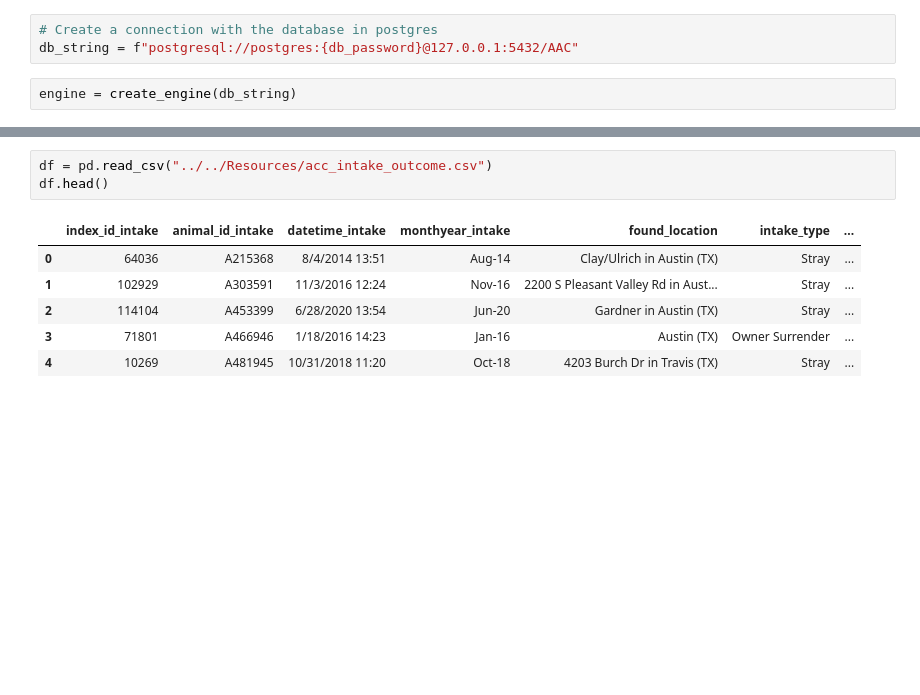
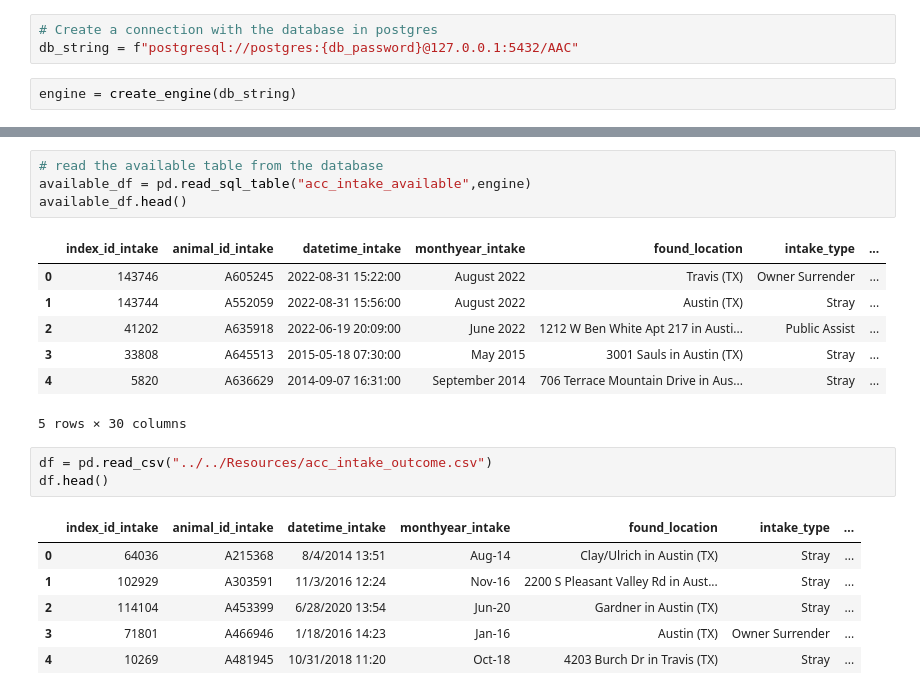
Before and after one commit to CorinneBean/Project_A_Team, a Jupyter notebook: Machine Learning/Notebooks/AAC_ML_model_Adopted(Success_Failure)-Dog.ipynb, the cells around one changed output, grey strips where cells are left out. Saved outputs shown, nothing was run; the diff lists cells and outputs as text; blank space fills up the shorter version.

```diff
--- a/Machine Learning/Notebooks/AAC_ML_model_Adopted(Success_Failure)-Dog.ipynb
+++ b/Machine Learning/Notebooks/AAC_ML_model_Adopted(Success_Failure)-Dog.ipynb
@@ -22,3 +30,15 @@ df.head()
+# %%
+# read the available table from the database
+available_df = pd.read_sql_table("acc_intake_available",engine)
+available_df.head()
+# %% [output]
+|  | index_id_intake | animal_id_intake | datetime_intake | monthyear_intake | found_location | intake_type | ... |
+| 0 | 143746 | A605245 | 2022-08-31 15:22:00 | August 2022 | Travis (TX) | Owner Surrender | ... |
+| 1 | 143744 | A552059 | 2022-08-31 15:56:00 | August 2022 | Austin (TX) | Stray | ... |
+| 2 | 41202 | A635918 | 2022-06-19 20:09:00 | June 2022 | 1212 W Ben White Apt 217 in Austi... | Public Assist | ... |
+| 3 | 33808 | A645513 | 2015-05-18 07:30:00 | May 2015 | 3001 Sauls in Austin (TX) | Stray | ... |
+| 4 | 5820 | A636629 | 2014-09-07 16:31:00 | September 2014 | 706 Terrace Mountain Drive in Aus... | Stray | ... |
+5 rows × 30 columns
 # %%
 df = pd.read_csv("../../Resources/acc_intake_outcome.csv")
 df.head()
```
Also changed, not shown: parts of 1 cell of this notebook.
